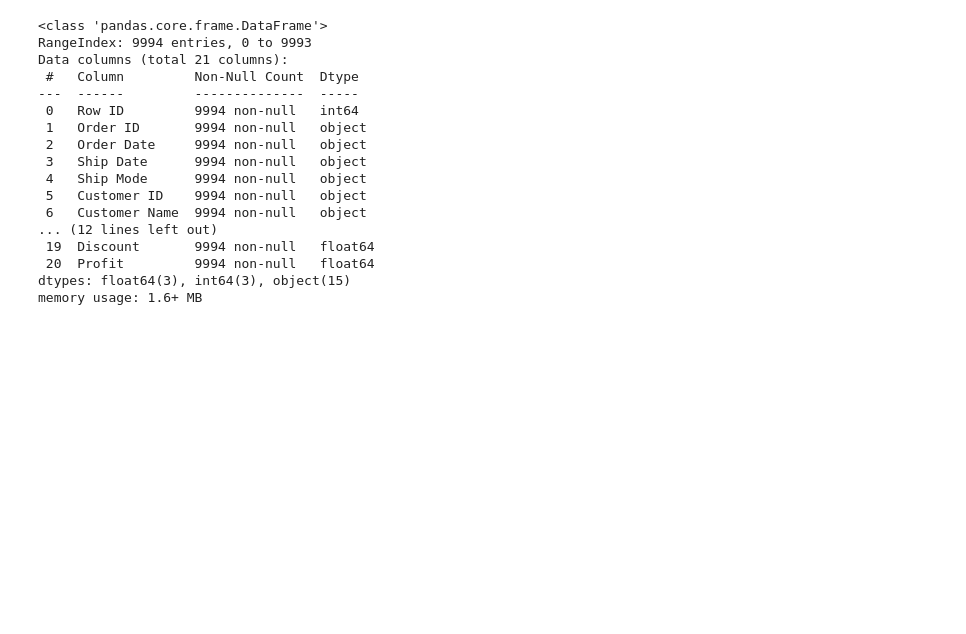
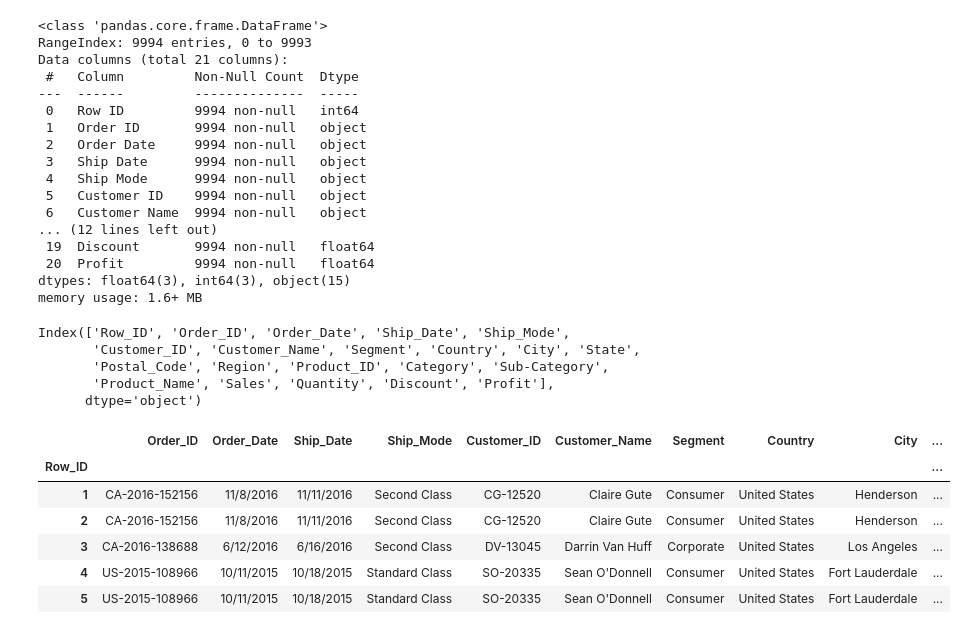
Before and after one commit to MikolajKasprzyk/superstore_sales, a Jupyter notebook: superstore_sales.ipynb, the cells around one changed output. Drawn from its saved outputs; the diff is of its cells as text; code cells hidden in the pictures; blank space fills up the shorter version.

```diff
--- a/superstore_sales.ipynb
+++ b/superstore_sales.ipynb
@@ -27,4 +25,4 @@ Windows-1252
 # %%
-# reading the data in a datafram
+# reading the data into a dataframe
 df = pd.read_csv('/content/drive/MyDrive/Colab Notebooks/superstore_sales/'
-                'superstore_sales.csv', encoding='Windows-1252')
+                'superstore_sales.csv')
@@ -97,0 +66,21 @@ df.to_csv('/content/drive/MyDrive/Colab Notebooks/superstore_sales/'
+# %%
+# replace spaces with '_' in column names as it can become problematic
+# in further use of dataframe
+df.columns = df.columns.str.replace(' ', '_')
+df.columns
+# %% [output]
+Index(['Row_ID', 'Order_ID', 'Order_Date', 'Ship_Date', 'Ship_Mode',
+       'Customer_ID', 'Customer_Name', 'Segment', 'Country', 'City', 'State',
+       'Postal_Code', 'Region', 'Product_ID', 'Category', 'Sub-Category',
+       'Product_Name', 'Sales', 'Quantity', 'Discount', 'Profit'],
+      dtype='object')
+# %%
+df.head(5)
+# %% [output]
+|  | Order_ID | Order_Date | Ship_Date | Ship_Mode | Customer_ID | Customer_Name | Segment | Country | City | ... |
+| Row_ID |  |  |  |  |  |  |  |  |  | ... |
+| 1 | CA-2016-152156 | 11/8/2016 | 11/11/2016 | Second Class | CG-12520 | Claire Gute | Consumer | United States | Henderson | ... |
+| 2 | CA-2016-152156 | 11/8/2016 | 11/11/2016 | Second Class | CG-12520 | Claire Gute | Consumer | United States | Henderson | ... |
+| 3 | CA-2016-138688 | 6/12/2016 | 6/16/2016 | Second Class | DV-13045 | Darrin Van Huff | Corporate | United States | Los Angeles | ... |
+| 4 | US-2015-108966 | 10/11/2015 | 10/18/2015 | Standard Class | SO-20335 | Sean O'Donnell | Consumer | United States | Fort Lauderdale | ... |
+| 5 | US-2015-108966 | 10/11/2015 | 10/18/2015 | Standard Class | SO-20335 | Sean O'Donnell | Consumer | United States | Fort Lauderdale | ... |
```
Also changed, not shown: parts of 19 cells of this notebook.
